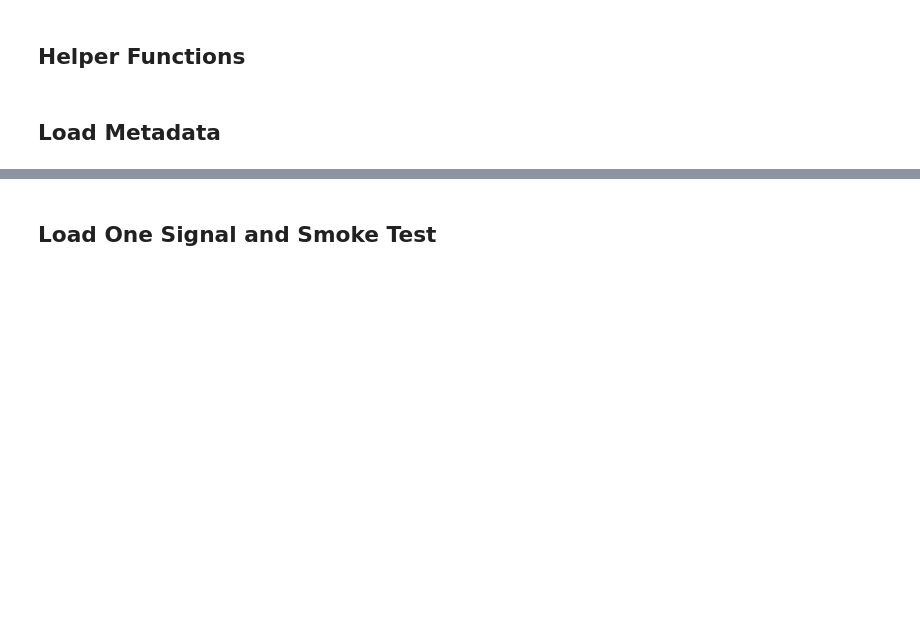
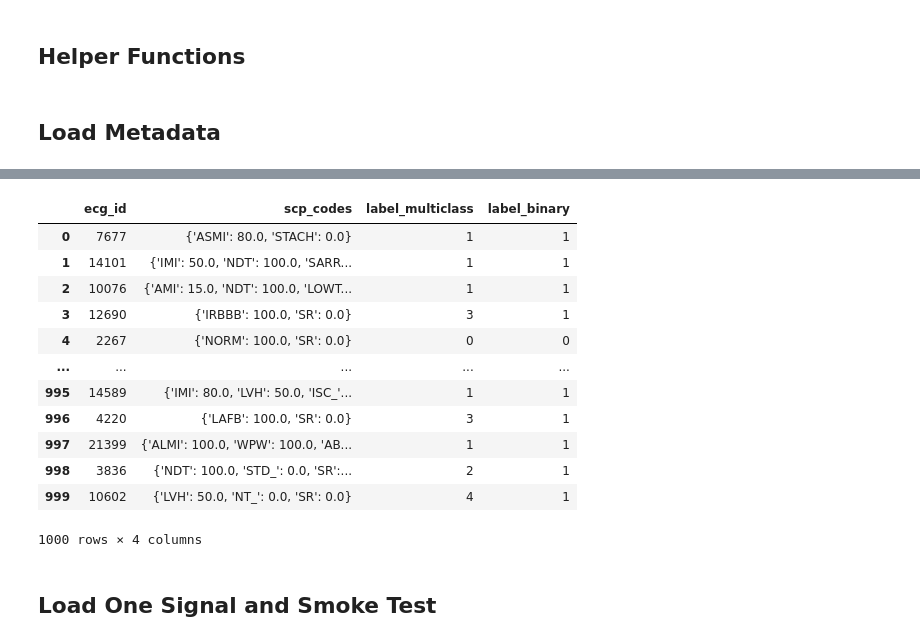
Before and after one commit to ranganpal/Heart-Attack-ECG-Detection, a Jupyter notebook: heart_attack_ecg_detection.ipynb, the cells around one changed output, grey strips where cells are left out. Saved outputs shown, nothing was run; the diff lists cells and outputs as text; code cells hidden in the pictures; blank space fills up the shorter version.

```diff
--- a/heart_attack_ecg_detection.ipynb
+++ b/heart_attack_ecg_detection.ipynb
@@ -159,0 +121,65 @@ Name: count, dtype: int64
+# %%
+def load_metadata(max_records=MAX_RECORDS):
+    # Load raw dataframes
+    ptb_df = pd.read_csv(META_FILE_PTB)
+    scp_df = pd.read_csv(META_FILE_SCP, index_col=0)
+
+    # Convert scp_codes from string to dict
+    ptb_df["scp_codes"] = ptb_df["scp_codes"].apply(safe_eval_scp)
+
+    # Drop records without a filename
+    ptb_df = ptb_df[ptb_df["filename_hr"].notna()].reset_index(drop=True)
+
+    # --- Step 1: Build the Dictionary Map (Code -> Superclass) ---
+    # We only keep codes that have a valid diagnostic_class (MI, STTC, CD, HYP, NORM)
+    scp_df = scp_df[scp_df["diagnostic_class"].notna()]
+    code_map = scp_df["diagnostic_class"].to_dict()
+
+    # --- Step 2: Define the Labeling Function with Hierarchy ---
+    def get_label(scp_dict):
+        # Get all superclasses present for this patient
+        classes = set()
+        for code in scp_dict.keys():
+            if code in code_map:
+                classes.add(code_map[code])
+
+        # Check Priority: MI > STTC > CD > HYP > NORM
+        if "MI" in classes: return 1      # MI
+        if "STTC" in classes: return 2    # STTC
+        if "CD" in classes: return 3      # CD
+        if "HYP" in classes: return 4     # HYP
+        if "NORM" in classes: return 0    # NORM
+
+        return -1 # Unknown/Other (will be dropped)
+
+    # --- Step 3: Apply Labels ---
+    ptb_df["label_multiclass"] = ptb_df["scp_codes"].apply(get_label)
+
+    # Drop "Other/Unknown" (-1)
+    ptb_df = ptb_df[ptb_df["label_multiclass"] != -1].reset_index(drop=True)
+
+    # Create Binary Label: 0=NORM, 1=Abnormal (MI, STTC, CD, HYP)
+    ptb_df["label_binary"] = ptb_df["label_multiclass"].apply(lambda x: 0 if x == 0 else 1)
+
+    # --- Step 4: Stratified Sampling (Optional) ---
+    if max_records is not None and max_records < len(ptb_df):
+        from sklearn.model_selection import train_test_split
+        # Stratify by multiclass label to keep distribution balanced
+        ptb_df, _ = train_test_split(
+            ptb_df,
+            train_size=max_records,
+            stratify=ptb_df["label_multiclass"],
+            random_state=SEED,
+        )
+        ptb_df = ptb_df.reset_index(drop=True)
+
+    return ptb_df
+
+ptb_df = load_metadata()
+print("Total records used:", len(ptb_df))
+print("\nMulticlass Counts (0=NORM, 1=MI, 2=STTC, 3=CD, 4=HYP):")
+print(ptb_df["label_multiclass"].value_counts().sort_index())
+print("\nBinary Counts (0=Normal, 1=Abnormal):")
+print(ptb_df["label_binary"].value_counts())
+ptb_df[["ecg_id", "scp_codes", "label_multiclass", "label_binary"]]
+# %% [output]
@@ -160,3 +202,16 @@ Name: count, dtype: int64
+|  | ecg_id | scp_codes | label_multiclass | label_binary |
+| 0 | 7677 | {'ASMI': 80.0, 'STACH': 0.0} | 1 | 1 |
+| 1 | 14101 | {'IMI': 50.0, 'NDT': 100.0, 'SARR... | 1 | 1 |
+| 2 | 10076 | {'AMI': 15.0, 'NDT': 100.0, 'LOWT... | 1 | 1 |
+| 3 | 12690 | {'IRBBB': 100.0, 'SR': 0.0} | 3 | 1 |
+| 4 | 2267 | {'NORM': 100.0, 'SR': 0.0} | 0 | 0 |
+| ... | ... | ... | ... | ... |
+| 995 | 14589 | {'IMI': 80.0, 'LVH': 50.0, 'ISC_'... | 1 | 1 |
+| 996 | 4220 | {'LAFB': 100.0, 'SR': 0.0} | 3 | 1 |
+| 997 | 21399 | {'ALMI': 100.0, 'WPW': 100.0, 'AB... | 1 | 1 |
+| 998 | 3836 | {'NDT': 100.0, 'STD_': 0.0, 'SR':... | 2 | 1 |
+| 999 | 10602 | {'LVH': 50.0, 'NT_': 0.0, 'SR': 0.0} | 4 | 1 |
+1000 rows × 4 columns
 # %% [markdown]
 ## Load One Signal and Smoke Test
 # %%
```
Also changed, not shown: parts of 8 cells of this notebook.
